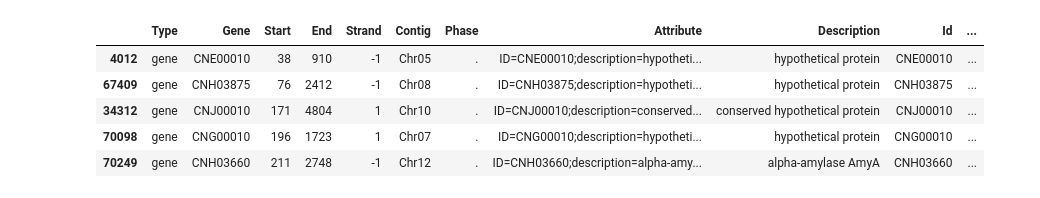
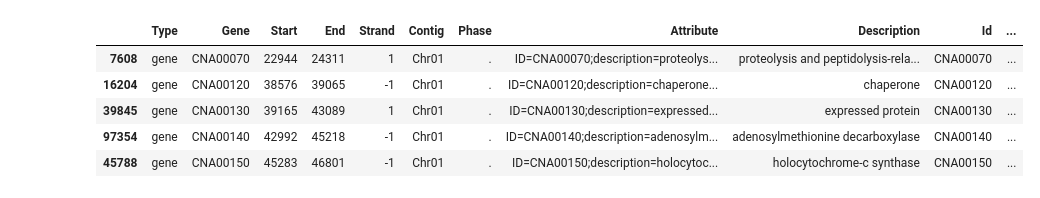
Before and after one commit to magwenelab/crypto-QTL-paper, a Jupyter notebook: SCRIPTS/Gene_analysis.ipynb, the cells around one changed output. Saved outputs shown, nothing was run; the diff lists cells and outputs as text; code cells hidden in the pictures.

```diff
--- a/SCRIPTS/Gene_analysis.ipynb
+++ b/SCRIPTS/Gene_analysis.ipynb
@@ -27,34 +44,39 @@ chrommap['Chromosome'] = chrommap.index+1
 # %%
 ## Bring in GFF file
 gffpath = '../DATA/xl280genome.gff3.csv.gz'
 gff = pd.read_csv(gffpath,index_col=0)
 
 descriptions = ['hypothetical protein',
                 'unspecified product',
                 'conserved hypothetical protein']
+
 foi = ['gene','three_prime_UTR','five_prime_UTR','CDS']
 
 
 gff.columns = [c.capitalize() for c in gff.columns]
 
 gff['Seqid'] = gff['Contig']
 gff['Strand'] = gff['Strand'].replace(dict(zip(['-','+'],[-1,1])))
 gff['Parent'] = [a.split('Parent=')[-1].split(';')[0].split('ID=')[-1]
                  for a in gff.Attribute ]
 
 genes = gff[(gff.Type=='gene')].sort_values('Start').copy()
 
 genes['Description'] = [a.split('description=')[-1].split('%2C')[0]
                         for a in genes.Attribute]
 
+genes['Chromosome'] = [int(a[-2:]) for a in genes.Contig]
+
+genes.sort_values(['Chromosome','Start'],inplace=True)
+
 genes.head()
 # %% [output]
 |  | Type | Gene | Start | End | Strand | Contig | Phase | Attribute | Description | Id | ... |
-| 4012 | gene | CNE00010 | 38 | 910 | -1 | Chr05 | . | ID=CNE00010;description=hypotheti... | hypothetical protein | CNE00010 | ... |
-| 67409 | gene | CNH03875 | 76 | 2412 | -1 | Chr08 | . | ID=CNH03875;description=hypotheti... | hypothetical protein | CNH03875 | ... |
-| 34312 | gene | CNJ00010 | 171 | 4804 | 1 | Chr10 | . | ID=CNJ00010;description=conserved... | conserved hypothetical protein | CNJ00010 | ... |
-| 70098 | gene | CNG00010 | 196 | 1723 | 1 | Chr07 | . | ID=CNG00010;description=hypotheti... | hypothetical protein | CNG00010 | ... |
-| 70249 | gene | CNH03660 | 211 | 2748 | -1 | Chr12 | . | ID=CNH03660;description=alpha-amy... | alpha-amylase AmyA | CNH03660 | ... |
+| 7608 | gene | CNA00070 | 22944 | 24311 | 1 | Chr01 | . | ID=CNA00070;description=proteolys... | proteolysis and peptidolysis-rela... | CNA00070 | ... |
+| 16204 | gene | CNA00120 | 38576 | 39065 | -1 | Chr01 | . | ID=CNA00120;description=chaperone... | chaperone | CNA00120 | ... |
+| 39845 | gene | CNA00130 | 39165 | 43089 | 1 | Chr01 | . | ID=CNA00130;description=expressed... | expressed protein | CNA00130 | ... |
+| 97354 | gene | CNA00140 | 42992 | 45218 | -1 | Chr01 | . | ID=CNA00140;description=adenosylm... | adenosylmethionine decarboxylase | CNA00140 | ... |
+| 45788 | gene | CNA00150 | 45283 | 46801 | -1 | Chr01 | . | ID=CNA00150;description=holocytoc... | holocytochrome-c synthase | CNA00150 | ... |
 # %%
 samplespath = sorted(glob.glob('../DATA/GENOTYPE/GENES/*/*.csv.gz'))
 samplespath[:5],len(samplespath)
```
Also changed, not shown: parts of 71 cells of this notebook, 36 other files.
